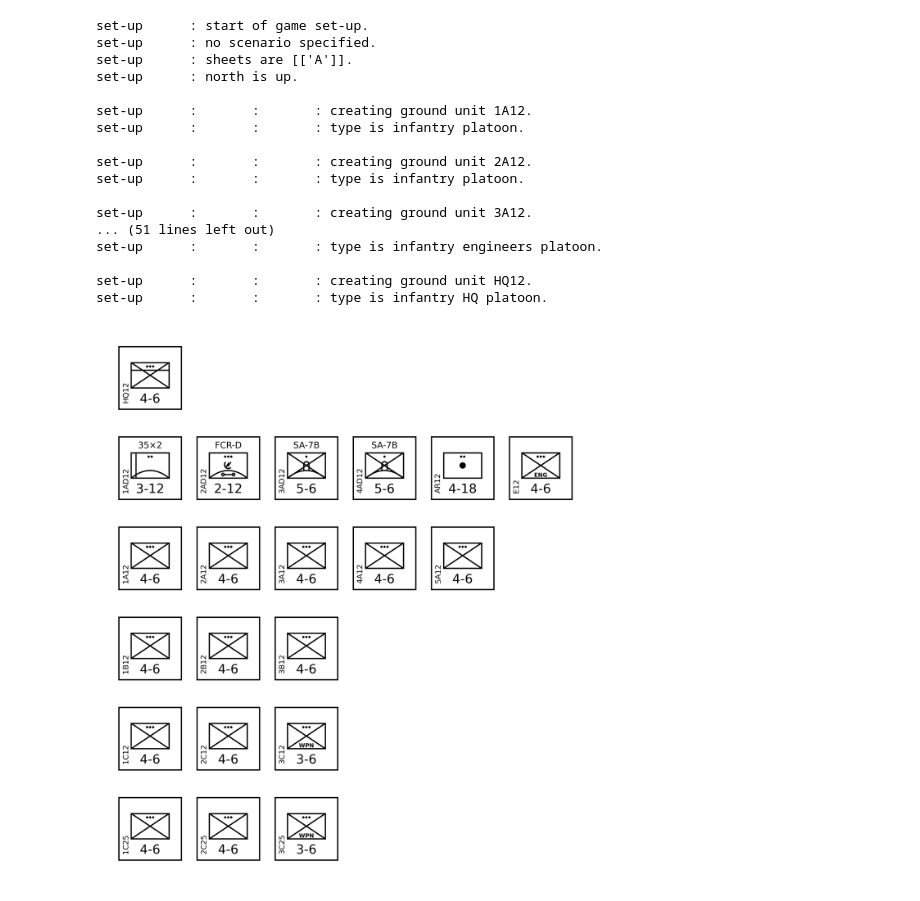
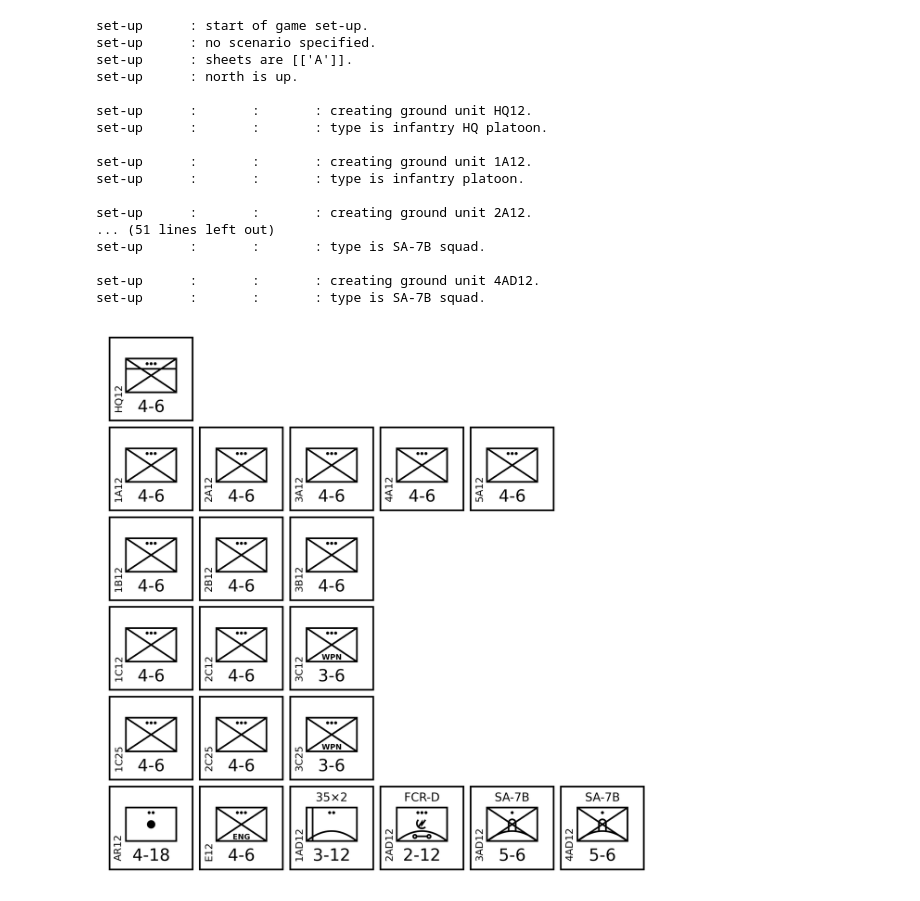
Before and after one commit to alanwatsonforster/air-power-data, a Jupyter notebook: groundunitdatatables/orders-of-battle.ipynb, the cells around one changed output. Cells and saved outputs as stored; diff of their text form; code cells hidden in the pictures.

```diff
--- a/groundunitdatatables/orders-of-battle.ipynb
+++ b/groundunitdatatables/orders-of-battle.ipynb
@@ -9,6 +9,9 @@ import math
 
 !mkdir -p orders-of-battle
 
+xspacefactor = 0.87
+yspacefactor = 0.75
+
 def drawstart(rows):
     glass.startgamesetup(None, sheets=[["A"]], writelogfiles=False)
 
@@ -16,16 +19,17 @@ def drawstart(rows):
     dotspercounter = 300
     dotsperhex = dotspercounter / groundunitcountersize
 
+
     minx = 0
     miny = 0
     maxx = 7
     maxy = rows - 1
 
     glass.draw.startcanvas(
-        minx - 0.5 * math.sqrt(4/3),
-        miny - 0.5,
-        maxx + 0.5 * math.sqrt(4/3),
-        maxy + 0.5,
+        minx * xspacefactor - 0.36 * math.sqrt(4/3),
+        miny* yspacefactor - 0.36,
+        maxx * xspacefactor + 0.36 * math.sqrt(4/3),
+        maxy* yspacefactor + 0.36,
         dotsperhex=dotsperhex,
     )
 
@@ -45,6 +49,8 @@ def drawcounter(
         identified=True,
         azimuth=azimuth,
     )
+    E._x *= xspacefactor
+    E._y *= yspacefactor
 
     E._draw()
 
@@ -248,66 +254,68 @@ set-up      :       :       : type is infantry HQ platoon.
 # %%
-battalion = 12
 drawstart(6)
 
+battalion = 12
 
+drawcounter(0, 5, "infantry HQ platoon", name="HQ%s" % (battalion))
 
 company = "A"
-y = 3
+y = 4
 drawcounter(0, y, "infantry platoon", name="1%s%s" % (company, battalion))
 drawcounter(1, y, "infantry platoon", name="2%s%s" % (company, battalion))
 drawcounter(2, y, "infantry platoon", name="3%s%s" % (company, battalion))
 drawcounter(3, y, "infantry platoon", name="4%s%s" % (company, battalion))
 drawcounter(4, y, "infantry platoon", name="5%s%s" % (company, battalion))
 
 company = "B"
-y = 2
+y = 3
 drawcounter(0, y, "infantry platoon", name="1%s%s" % (company, battalion))
 drawcounter(1, y, "infantry platoon", name="2%s%s" % (company, battalion))
 drawcounter(2, y, "infantry platoon", name="3%s%s" % (company, battalion))
 
+
+company = "C"
+y = 2
+drawcounter(0, y, "infantry platoon", name="1%s%s" % (company, battalion))
+drawcounter(1, y, "infantry platoon", name="2%s%s" % (company, battalion))
+drawcounter(2, y, "infantry weapons platoon", name="3%s%s" % (company, battalion))
+
+
+battalion = 25
 
 company = "C"
 y = 1
 drawcounter(0, y, "infantry platoon", name="1%s%s" % (company, battalion))
 drawcounter(1, y, "infantry platoon", name="2%s%s" % (company, battalion))
 drawcounter(2, y, "infantry weapons platoon", name="3%s%s" % (company, battalion))
 
-
-battalion = 25
-company = "C"
-y = 0
-drawcounter(0, y, "infantry platoon", name="1%s%s" % (company, battalion))
-drawcounter(1, y, "infantry platoon", name="2%s%s" % (company, battalion))
-drawcounter(2, y, "infantry weapons platoon", name="3%s%s" % (company, battalion))
 battalion = 12
 
-drawcounter(0, 4, "Oerlikon GDF section", name="1AD%s" % (battalion))
-drawcounter(1, 4, "towed FCR-D platoon", name="2AD%s" % (battalion))
-drawcounter(2, 4, "SA-7B squad", name="3AD%s" % (battalion))
-drawcounter(3, 4, "SA-7B squad", name="4AD%s" % (battalion))
-drawcounter(4, 4, "towed artillery section", name="AR%s" % (battalion))
-drawcounter(5, 4, "infantry engineers platoon", name="E%s" % (battalion))
+drawcounter(0, 0, "towed artillery section", name="AR%s" % (battalion))
+drawcounter(1, 0, "infantry engineers platoon", name="E%s" % (battalion))
+drawcounter(2, 0, "Oerlikon GDF section", name="1AD%s" % (battalion))
+drawcounter(3, 0, "towed FCR-D platoon", name="2AD%s" % (battalion))
+drawcounter(4, 0, "SA-7B squad", name="3AD%s" % (battalion))
+drawcounter(5, 0, "SA-7B squad", name="4AD%s" % (battalion))
 
-drawcounter(0, 5, "infantry HQ platoon", name="HQ%s" % (battalion))
 drawend("goose-green-12-infantry-regiment")
 # %% [output]
 set-up      : start of game set-up.
 set-up      : no scenario specified.
 set-up      : sheets are [['A']].
 set-up      : north is up.
 
+set-up      :       :       : creating ground unit HQ12.
+set-up      :       :       : type is infantry HQ platoon.
+
 set-up      :       :       : creating ground unit 1A12.
 set-up      :       :       : type is infantry platoon.
 
 set-up      :       :       : creating ground unit 2A12.
-set-up      :       :       : type is infantry platoon.
+... (51 lines left out)
+set-up      :       :       : type is SA-7B squad.
 
-set-up      :       :       : creating ground unit 3A12.
-... (51 lines left out)
-set-up      :       :       : type is infantry engineers platoon.
-
-set-up      :       :       : creating ground unit HQ12.
-set-up      :       :       : type is infantry HQ platoon.
+set-up      :       :       : creating ground unit 4AD12.
+set-up      :       :       : type is SA-7B squad.
-[figure, old version]
+[figure, new version]
 # %%
 battalion = "C"
```
Also changed, not shown: parts of 8 cells of this notebook, 11 other files.
